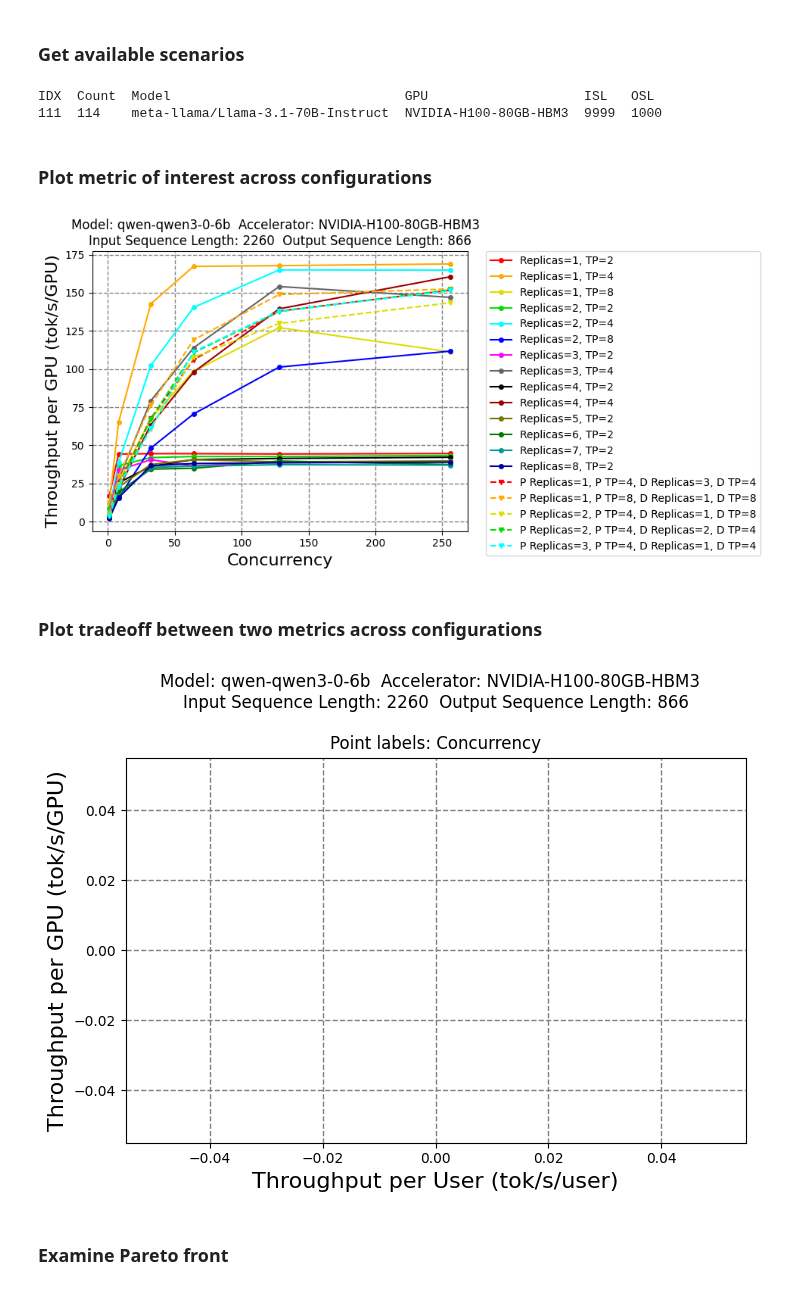
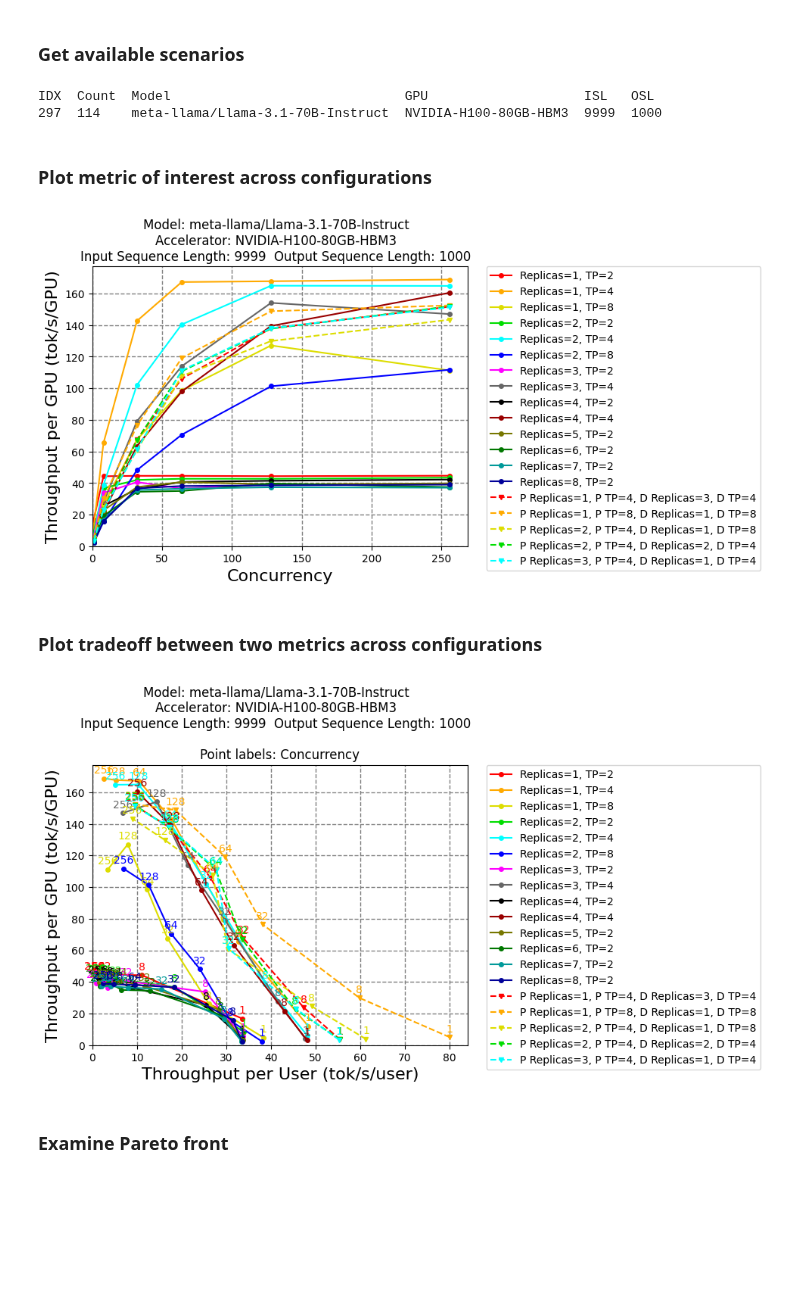
Before and after one commit to llm-d/llm-d-benchmark, a Jupyter notebook: analysis/analysis.ipynb, the cells around one changed output. Drawn from its saved outputs; the diff is of its cells as text; code cells hidden in the pictures; blank space fills up the shorter version.

```diff
--- a/analysis/analysis.ipynb
+++ b/analysis/analysis.ipynb
@@ -23,20 +18,18 @@ search_dirs = [
     "/files/Projects/Hybrid_Cloud/llm-d/Benchmarking/runs/well-lit_runs/precise_prefix/",
 ]
 
-search_dirs = ["/Users/jchen/go/src/llm-d/llm-d-benchmark/Inference Scheduling 2"]
-
 ################################################################################
 # Import packages
 ################################################################################
 
-import config_explorer.explorer as xp
-import config_explorer.plotting as xplotting
+import explorer as xp
+from plotting import plot_scenario, plot_scenario_tradeoff, plot_pareto_tradeoff
 
 ################################################################################
 # Standard code
 ################################################################################
 
-# TODO how to change building of dataframe to avoid warnings?
+# TODO how to change building of dataframe to avoid warnins?
 import warnings
 warnings.filterwarnings(
     "ignore",
@@ -52,11 +45,7 @@ for sdir in search_dirs:
     print(f'Searching for benchmark report files within {sdir}')
     # Find all benchmark report files in the directory
     for br_file in xp.get_benchmark_report_files(sdir):
-        # print(f'Importing {br_file}')
+        #info(f'Importing {br_file}')
         # Import the results and add to the runs DataFrame
-
-        try:
-            xp.add_benchmark_report_to_df(runs, br_file)
-        except Exception:
-            pass
+        xp.add_benchmark_report_to_df(runs, br_file)
 # %% [output]
@@ -84,7 +75,7 @@ scenarios = xp.get_scenarios(runs, scenario_columns)
 xp.print_scenarios(scenarios, runs, min_count)
 # %% [output]
 IDX  Count  Model                              GPU                    ISL   OSL
-111  114    meta-llama/Llama-3.1-70B-Instruct  NVIDIA-H100-80GB-HBM3  9999  1000
+297  114    meta-llama/Llama-3.1-70B-Instruct  NVIDIA-H100-80GB-HBM3  9999  1000
 # %% [markdown]
 ### Plot metric of interest across configurations
 # %%
@@ -93,7 +84,7 @@ IDX  Count  Model                              GPU                    ISL   OSL
 ################################################################################
 
 # Select index of scenario
-idx = 0
+idx = 297
 
 # Configuration keys to group
 config_keys = [
@@ -115,8 +106,12 @@ log_y = False
 ################################################################################
 # User inputs
 ################################################################################
+import pandas as pd
+from typing import Any
+import matplotlib.pyplot as plt
+from explorer import get_scenario_df, COLUMNS
 
-xplotting.plot_scenario(
+plot_scenario(
     runs_df=runs,
     scenario=scenarios[idx],
     config_keys=config_keys,
@@ -125,8 +120,10 @@ xplotting.plot_scenario(
     col_seg_by=col_seg_by,
     log_x=log_x,
     log_y=log_y)
+
+plt.show()
 # %% [output]
-[figure, old version]
+[figure, new version]
 # %% [markdown]
 ### Plot tradeoff between two metrics across configurations
 # %%
@@ -135,7 +132,7 @@ xplotting.plot_scenario(
 ################################################################################
 
 # Select index of scenario
-idx = 0
+idx = 297
 
 # Configuration keys to group
 config_keys = [
@@ -143,35 +140,37 @@ config_keys = [
     ['P_Replicas', 'P_TP', 'D_Replicas', 'D_TP'],
 ]
 
 # Segregate traces by column
 col_seg_by='Directory_Base'
 
 # Columns for axes
 col_x = 'Thpt_per_User'
 col_y = 'Thpt_per_GPU'
 # The "Z" axis will be numerical printouts above each point
 col_z = 'Max_Concurrency'
 
 # Select linear or log scales
 log_x = False
 log_y = False
 
 ################################################################################
 # Standard code
 ################################################################################
 
-xplotting.plot_scenario_tradeoff(
+plot_scenario_tradeoff(
     runs_df=runs,
     scenario=scenarios[idx],
     config_keys=config_keys,
     col_x=col_x,
     col_y=col_y,
     col_z=col_z,
     col_seg_by=col_seg_by,
     log_x=log_x,
     log_y=log_y)
+
+plt.show()
 # %% [output]
-[figure, old version]
+[figure, new version]
 # %% [markdown]
 ### Examine Pareto front
 # %%
```
Also changed, not shown: parts of 6 cells of this notebook.
